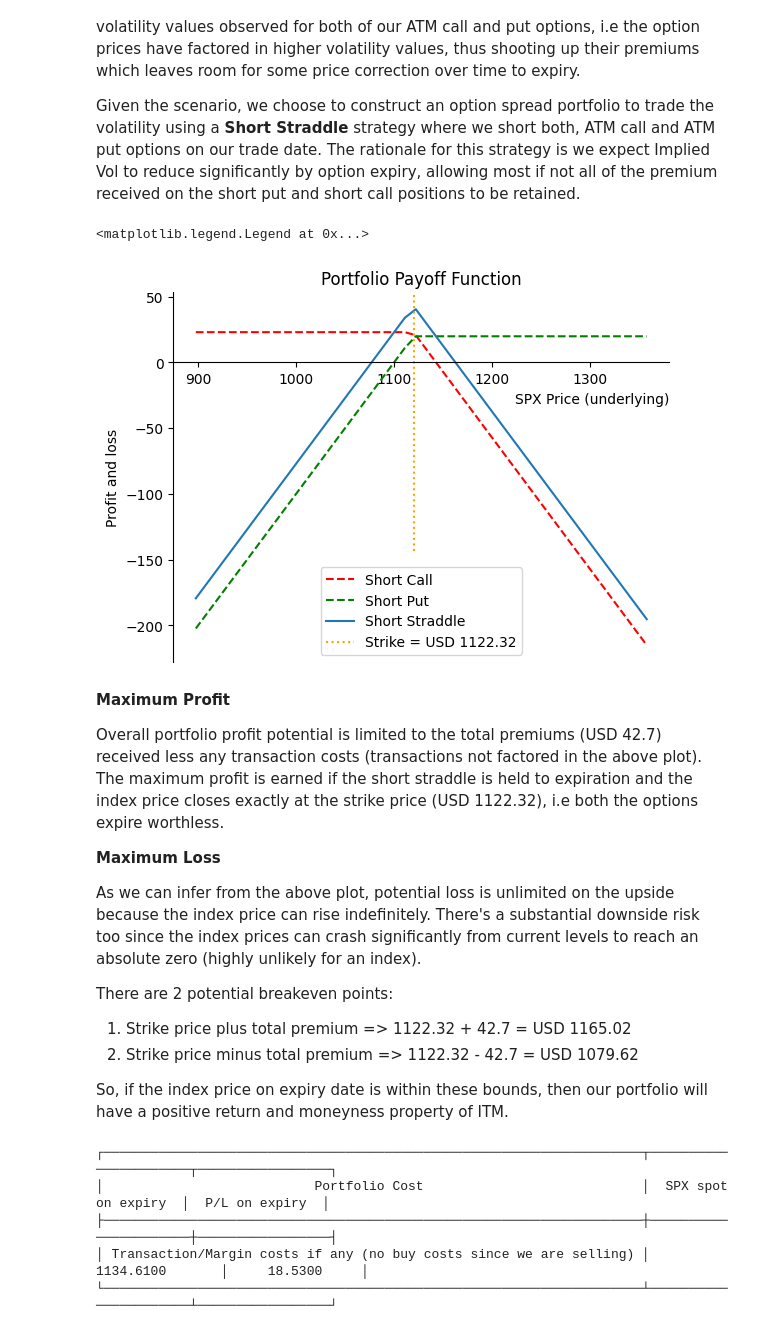
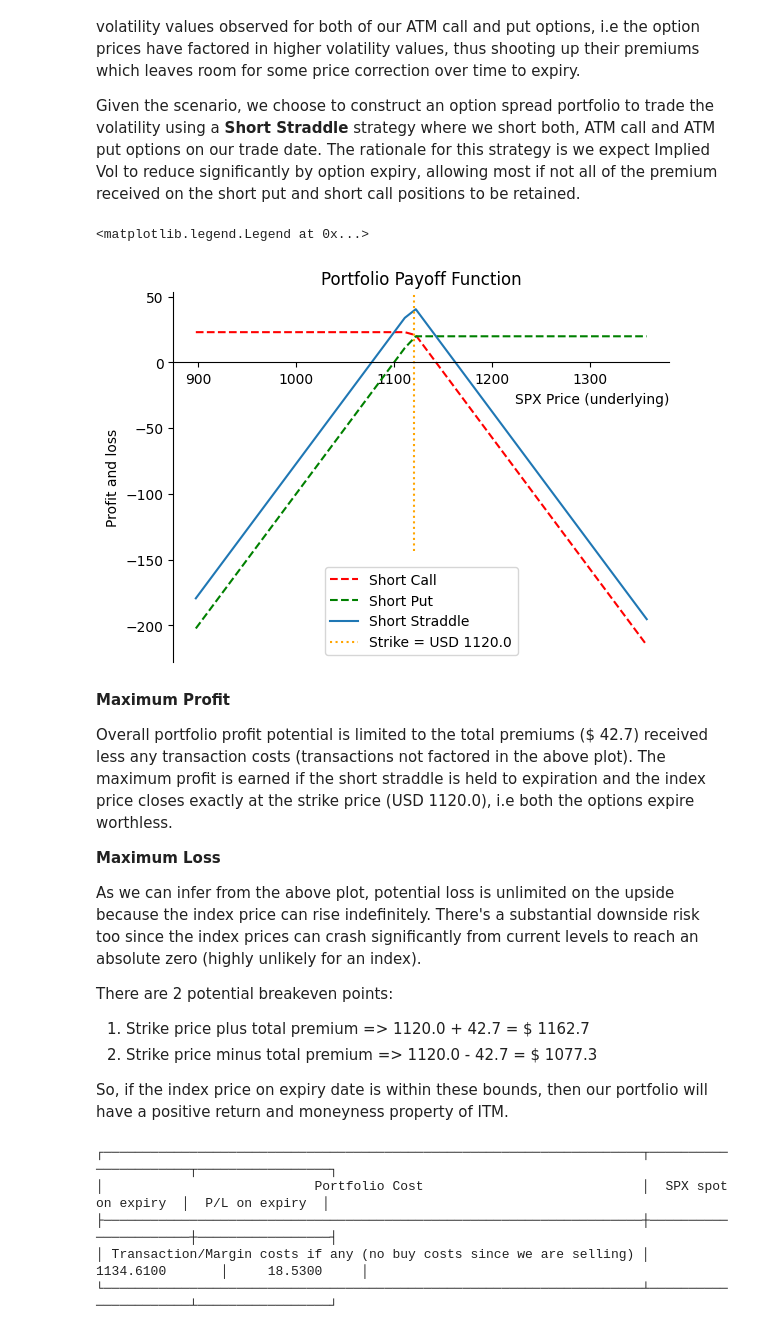
Before and after one commit to kuntojirohan/options-pricing-project, a Jupyter notebook: derivatives_assignment.ipynb, the cells around one changed output. Drawn from its saved outputs; the diff is of its cells as text; code cells hidden in the pictures.

Commit message:
strike price error rectified in Q4

```diff
--- a/derivatives_assignment.ipynb
+++ b/derivatives_assignment.ipynb
@@ -565,42 +560,43 @@ Given the scenario, we choose to construct an option spread portfolio to trade t
 # %%
 # series of underlying SPX prices
 q4PctRange = np.round(np.arange(-0.2, 0.22, 0.01), decimals=2)
 q4SpxSpotRange = [(1+pct) * spxSpot for pct in q4PctRange]
 
 # define payoff functions
 shortCallPayoff = lambda S, K, premium : premium - np.maximum(S - K, 0.0)
 shortPutPayoff = lambda S, K, premium : premium - np.maximum(K - S, 0.0)
 shortStraddlePayoff = shortCallPayoff(q4SpxSpotRange, callAtmData['Strike'], callAtmPrice) + shortPutPayoff(q4SpxSpotRange, putAtmData['Strike'], putAtmPrice)
 # plot the payoff functions
 fig, ax = plt.subplots()
 ax.spines[['top', 'right']].set_visible(False) # remove top and right borders
 ax.spines['bottom'].set_position('zero') # Sets the X-axis in the center
 
 ax.plot(q4SpxSpotRange, shortCallPayoff(q4SpxSpotRange, callAtmData['Strike'], callAtmPrice),
         '--', label='Short Call', color='r')
 ax.plot(q4SpxSpotRange, shortPutPayoff(q4SpxSpotRange, putAtmData['Strike'], putAtmPrice),
         '--', label='Short Put', color='g')
 ax.plot(q4SpxSpotRange, shortStraddlePayoff, label='Short Straddle')
-ax.axvline(putAtmData['Strike'], 0.3, 1, ls=':', label='Strike = USD 1122.32', color='orange')
+ax.axvline(putAtmData['Strike'], 0.3, 1, ls=':', label='Strike = USD {}'.format(putAtmData['Strike']), color='orange')
 plt.title('Portfolio Payoff Function')
 plt.xlabel('SPX Price (underlying)', loc='right')
 plt.ylabel('Profit and loss')
 plt.legend()
 # %% [output]
 <matplotlib.legend.Legend at 0x...>
-[figure, old version]
+[figure, new version]
 # %% [markdown]
 **Maximum Profit**
 
-Overall portfolio profit potential is limited to the total premiums (USD 42.7) received less any transaction costs (transactions not factored in the above plot). The maximum profit is earned if the short straddle is held to expiration and the index price closes exactly at the strike price (USD 1122.32), i.e both the options expire worthless.
+Overall portfolio profit potential is limited to the total premiums (\$ 42.7) received less any transaction costs (transactions not factored in the above plot). The maximum profit is earned if the short straddle is held to expiration and the index price closes exactly at the strike price (USD 1120.0), i.e both the options expire worthless.
+
 
 **Maximum Loss**
 
 As we can infer from the above plot, potential loss is unlimited on the upside because the index price can rise indefinitely. There's a substantial downside risk too since the index prices can crash significantly from current levels to reach an absolute zero (highly unlikely for an index).
 
 There are 2 potential breakeven points:
-1. Strike price plus total premium => 1122.32 + 42.7 = USD 1165.02
-2. Strike price minus total premium => 1122.32 - 42.7 = USD 1079.62
+1. Strike price plus total premium => 1120.0 + 42.7 = \$ 1162.7
+2. Strike price minus total premium => 1120.0 - 42.7 = \$ 1077.3
 
 So, if the index price on expiry date is within these bounds, then our portfolio will have a positive return and moneyness property of ITM.
 # %%
```
Also changed, not shown: parts of 2 cells of this notebook.
